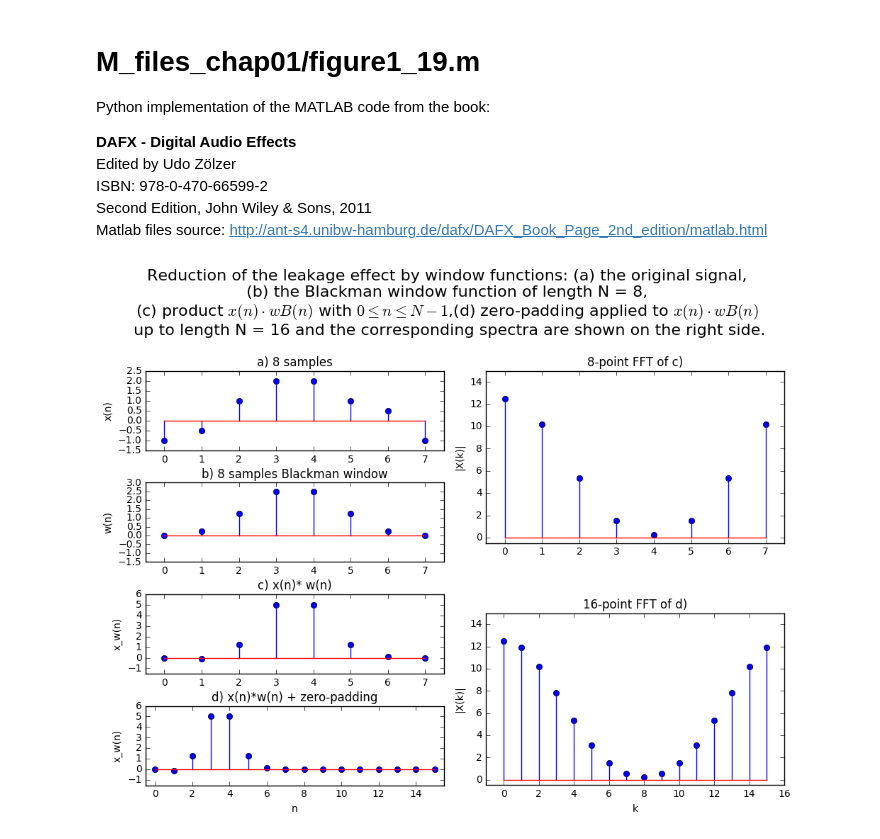
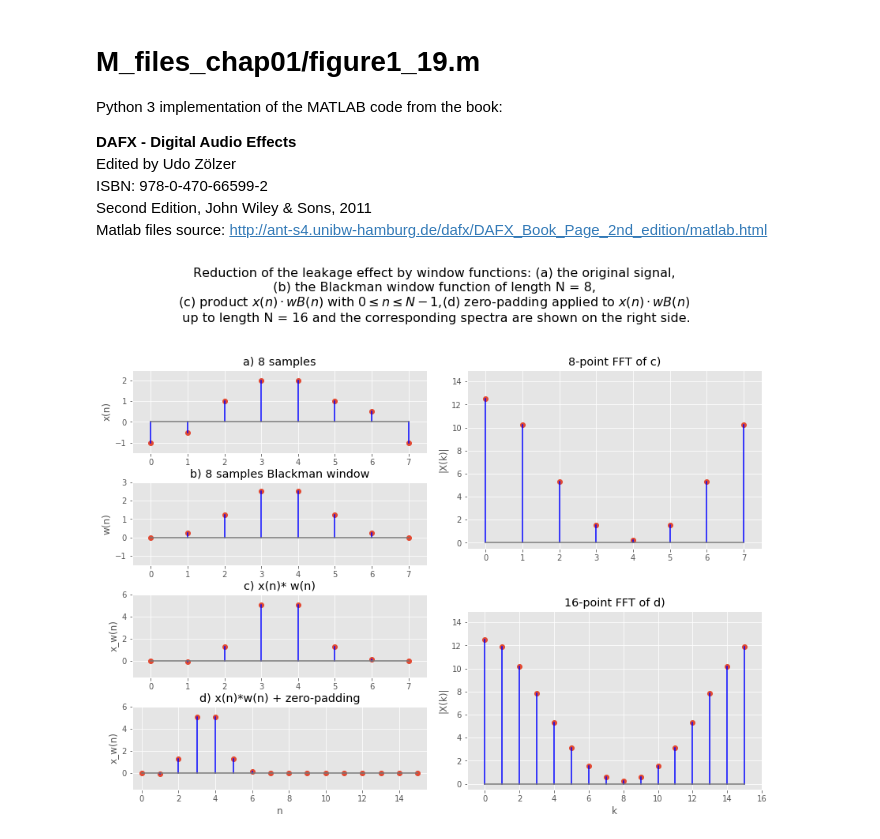
Before and after one commit to JoseRZapata/PyDAFX, a Jupyter notebook: 01_Introduction/figure1_19.ipynb, the cells around one changed output. Cells and saved outputs as stored; diff of their text form; code cells hidden in the pictures.

```diff
--- a/01_Introduction/figure1_19.ipynb
+++ b/01_Introduction/figure1_19.ipynb
@@ -1,7 +1,7 @@
 # %% [markdown]
 # M_files_chap01/figure1_19.m
 
-Python implementation of the MATLAB code from the book:
+Python 3 implementation of the MATLAB code from the book:
 
 <b>DAFX - Digital Audio Effects</b> <br>
 Edited by Udo Zölzer<br>
@@ -14,6 +14,7 @@ import matplotlib.pyplot as plt
 import numpy as np
 from scipy import signal
 from scipy.fftpack import fft
+plt.style.use('ggplot')
 # %%
 x=[-1, -0.5, 1, 2, 2, 1, 0.5, -1]
 w = signal.blackman(8)
@@ -24,42 +25,42 @@ x2[:8]=x1
 # %%
 # Ploting Signals
-plt.rcParams['figure.figsize'] = (10, 8)# figure size
+plt.rcParams['figure.figsize'] = (12,10)# figure size
 
 plt.subplot(421)
-plt.stem(x);plt.axis([-0.5, 7.5, -1.5, 2.5]);
+plt.stem(x,'b');plt.axis([-0.5, 7.5, -1.5, 2.5]);
 plt.ylabel('x(n)');
 plt.title('a) 8 samples');
 plt.subplot(423);
-plt.stem(w);plt.axis([-0.5, 7.5, -1.5, 3]);
+plt.stem(w,'b');plt.axis([-0.5, 7.5, -1.5, 3]);
 plt.ylabel('w(n)');
 plt.title('b) 8 samples Blackman window');
 
 plt.subplot(425);
-plt.stem(x1);plt.axis([-0.5, 7.5, -1.5, 6]);
+plt.stem(x1,'b');plt.axis([-0.5, 7.5, -1.5, 6]);
 plt.ylabel('x_w(n)');
 plt.title('c) x(n)* w(n)');
 
 plt.subplot(427);
-plt.stem(x2);plt.axis([-0.5, 15.5, -1.5, 6]);
+plt.stem(x2,'b');plt.axis([-0.5, 15.5, -1.5, 6]);
 plt.xlabel('n');plt.ylabel('x_w(n)');
 plt.title('d) x(n)*w(n) + zero-padding');
 
 plt.subplot(222);
-plt.stem(abs(fft(x1)));plt.axis([-0.5, 7.5, -0.5, 15]);
+plt.stem(abs(fft(x1)),'b');plt.axis([-0.5, 7.5, -0.5, 15]);
 plt.ylabel('|X(k)|');
 plt.title('8-point FFT of c)');
 
 plt.subplot(224);
-plt.stem(np.abs(fft(x2)));plt.axis([-1, 16, -0.5, 15]);
+plt.stem(np.abs(fft(x2)),'b');plt.axis([-1, 16, -0.5, 15]);
 plt.xlabel('k');plt.ylabel('|X(k)|');
 plt.title('16-point FFT of d)');
 
 plt.suptitle('Reduction of the leakage effect by window functions: (a) the original signal,\n (b) the Blackman window function of length N = 8, \n'
-            r'(c) product $x(n)\cdot wB(n) $ with $0 \leq n \leq N-1 $,(d) zero-padding applied to $x(n)\cdot wB(n)$'
+            '(c) product $x(n)\cdot wB(n)$ with $0 \leq n \leq N-1$,(d) zero-padding applied to $x(n)\cdot wB(n)$'
              '\n up to length N = 16 and the corresponding spectra are shown on the right side.',size=16)
 
 plt.tight_layout()
 plt.subplots_adjust(top=0.8)
 plt.show()
 # %% [output]
-[figure, old version]
+[figure, new version]
```
Also changed, not shown: parts of 1 cell of this notebook, 3 other files.
